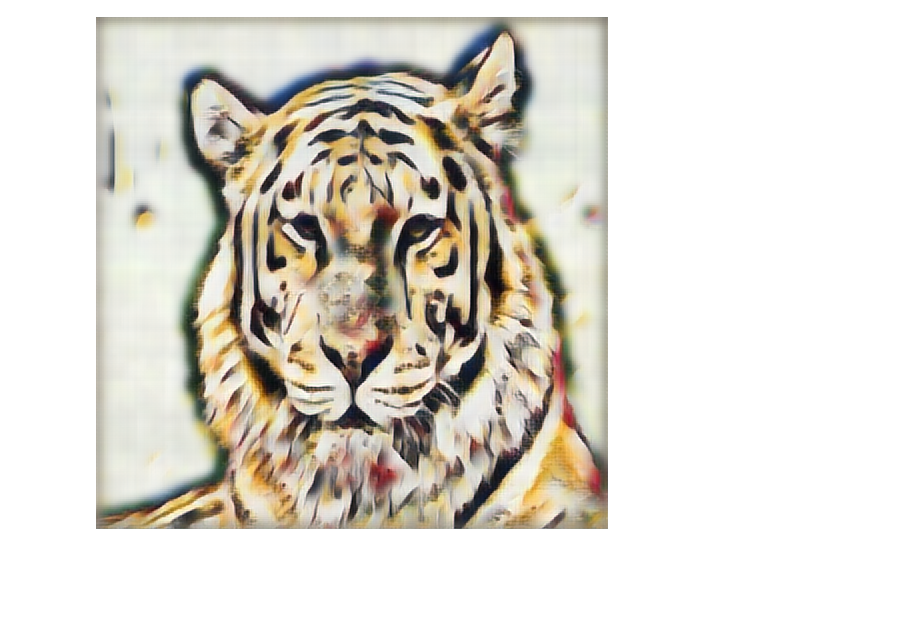
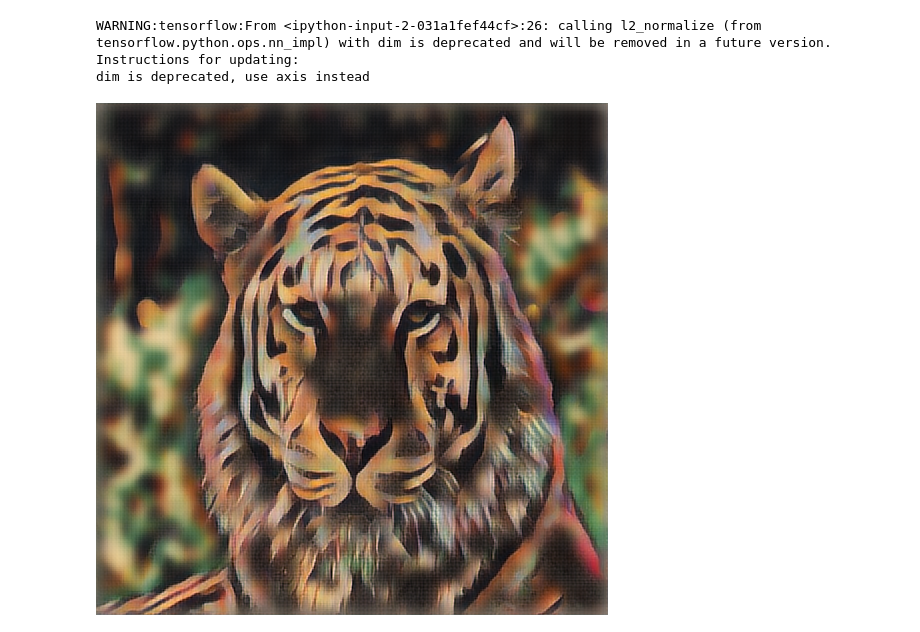
Before and after one commit to supvict123/style-swap, a Jupyter notebook: Style-Swap_Demo.ipynb, the cells around one changed output. Cells and saved outputs as stored; diff of their text form; code cells hidden in the pictures; blank space fills up the shorter version.

Commit message:
Demo real style and result

```diff
--- a/Style-Swap_Demo.ipynb
+++ b/Style-Swap_Demo.ipynb
@@ -83,3 +85,7 @@ def real_style_swap(real_path, style_path):
         result = sess.run(style_swap(real,style, 3))
     test = inverse_model.predict(result)
     return test
+# %%
+from IPython.display import Image as im
+style_path = '/data1/home/feynman52/supvict123/style-swap/Vassily_Kandinsky,_1939_-_Composition_10.jpg'
+im(filename=style_path)
@@ -85,0 +94,3 @@ def real_style_swap(real_path, style_path):
+# %%
+real_path = '/data1/home/feynman52/supvict123/style-swap/290px-Siberischer_tiger_de_edit02.jpg'
+im(filename=real_path)
@@ -86,7 +99,8 @@ def real_style_swap(real_path, style_path):
 # %%
-style_path = '/data1/home/feynman52/supvict123/1045295.jpg'
-real_path = '/data1/home/feynman52/supvict123/290px-Siberischer_tiger_de_edit02.jpg'
 test = real_style_swap(real_path, style_path)
 Image.fromarray(np.clip(test[0], 0, 255).astype('uint8'))
 # %% [output]
+WARNING:tensorflow:From <ipython-input-2-031a1fef44cf>:26: calling l2_normalize (from tensorflow.python.ops.nn_impl) with dim is deprecated and will be removed in a future version.
+Instructions for updating:
+dim is deprecated, use axis instead
-[figure, old version]
+[figure, new version]
```
Also changed, not shown: parts of 3 cells of this notebook.
